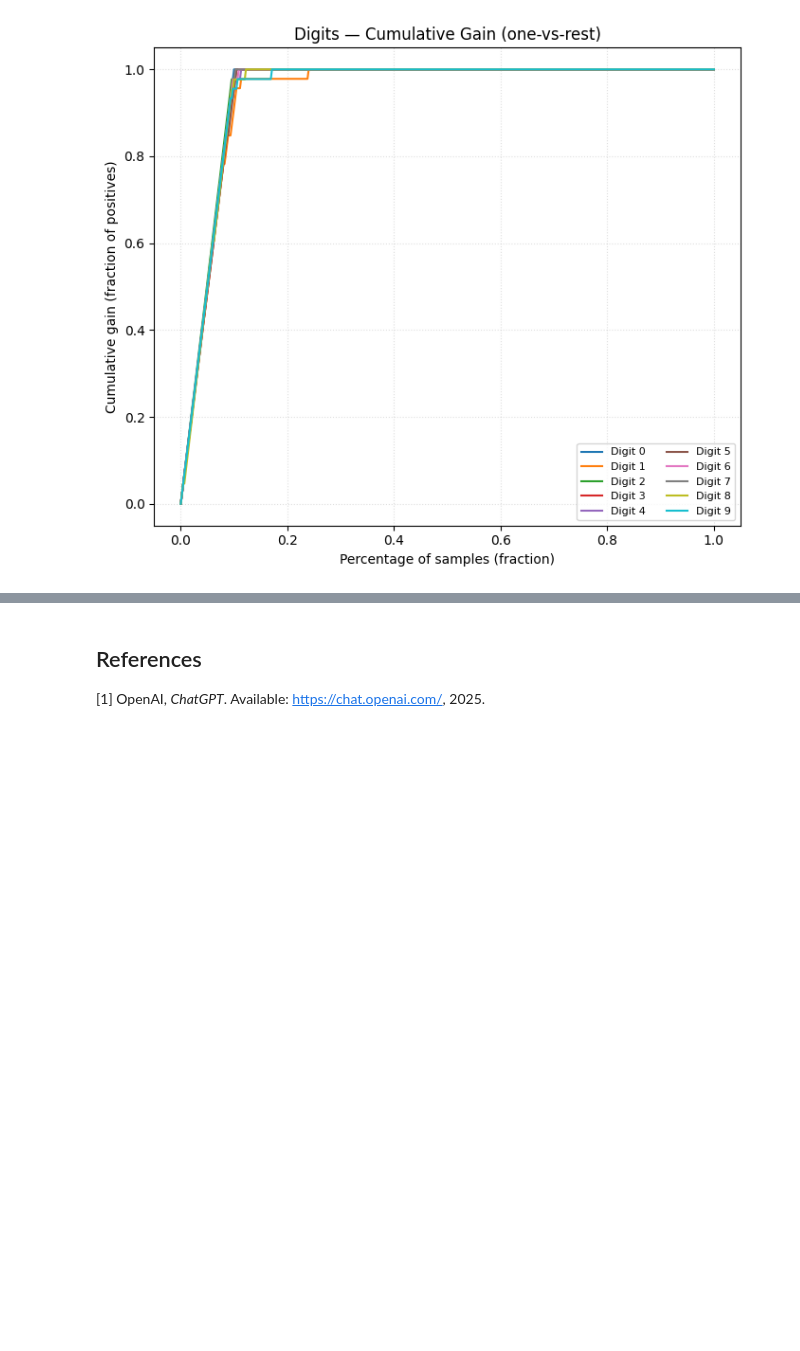
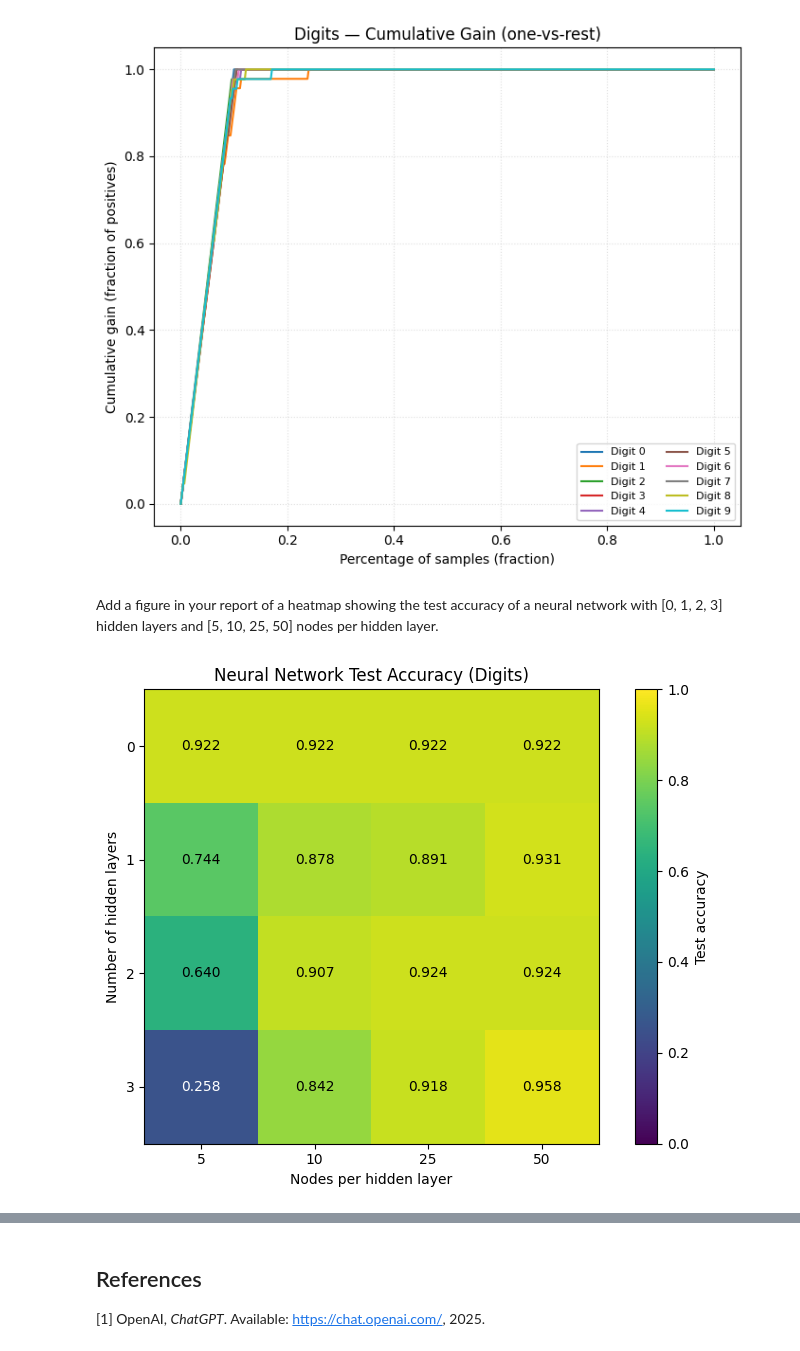
Before and after one commit to Twaal/applied-data-analysis-and-ml, a Jupyter notebook: exercises/E9/exercisesweek43.ipynb, the cells around one changed output, grey strips where cells are left out. Saved outputs shown, nothing was run; the diff lists cells and outputs as text; code cells hidden in the pictures; blank space fills up the shorter version.

```diff
--- a/exercises/E9/exercisesweek43.ipynb
+++ b/exercises/E9/exercisesweek43.ipynb
@@ -366,3 +366,71 @@ Test accuracy (LogReg on Digits): 0.971
 [figure]
 [figure]
 [figure]
+# %% [markdown]
+Add a figure in your report of a heatmap showing the test accuracy of a neural network with [0, 1, 2, 3] hidden layers and [5, 10, 25, 50] nodes per hidden layer.
+# %%
+# Heatmap of test accuracy across hidden layers and nodes per layer
+import numpy as np
+import matplotlib.pyplot as plt
+from sklearn.datasets import load_digits
+from sklearn.model_selection import train_test_split
+from sklearn.preprocessing import StandardScaler
+from sklearn.pipeline import make_pipeline
+from sklearn.linear_model import LogisticRegression
+from sklearn.neural_network import MLPClassifier
+
+# Dataset: Digits (10-class)
+digits = load_digits()
+X, y = digits.data, digits.target
+
+# Stratified split for balanced evaluation
+X_train, X_test, y_train, y_test = train_test_split(
+    X, y, test_size=0.25, random_state=0, stratify=y
+)
+
+layers_list = [0, 1, 2, 3]                # number of hidden layers
+nodes_list = [5, 10, 25, 50]               # nodes per hidden layer
+acc = np.zeros((len(layers_list), len(nodes_list)))
+
+for i, L in enumerate(layers_list):
+    for j, N in enumerate(nodes_list):
+        # MLP with L hidden layers, each with N nodes
+        hidden = tuple([N] * L)
+        clf = make_pipeline(
+            StandardScaler(),
+            MLPClassifier(
+                hidden_layer_sizes=hidden,
+                activation='relu',
+                solver='adam',
+                max_iter=400,
+                random_state=0,
+                early_stopping=True,
+                n_iter_no_change=8,
+                validation_fraction=0.1
+            )
+        )
+        clf.fit(X_train, y_train)
+        acc[i, j] = clf.score(X_test, y_test)
+
+# Plot heatmap of test accuracies
+fig, ax = plt.subplots(figsize=(7.5, 5.5))
+im = ax.imshow(acc, cmap='viridis', vmin=0.0, vmax=1.0)
+ax.set_xticks(np.arange(len(nodes_list)))
+ax.set_yticks(np.arange(len(layers_list)))
+ax.set_xticklabels(nodes_list)
+ax.set_yticklabels(layers_list)
+for i in range(len(layers_list)):
+    for j in range(len(nodes_list)):
+        ax.text(j, i, f"{acc[i, j]:.3f}", ha='center', va='center', color='white' if acc[i, j] < 0.5 else 'black')
+ax.set_xlabel('Nodes per hidden layer')
+ax.set_ylabel('Number of hidden layers')
+ax.set_title('Neural Network Test Accuracy (Digits)')
+cbar = fig.colorbar(im)
+cbar.set_label('Test accuracy')
+plt.tight_layout()
+
+# Save a copy for inclusion in reports
+plt.savefig('nn_accuracy_heatmap_digits.png', dpi=150, bbox_inches='tight')
+plt.show()
+# %% [output]
+[figure, added]
```
Also changed, not shown: parts of 2 cells of this notebook, 6 other files.
